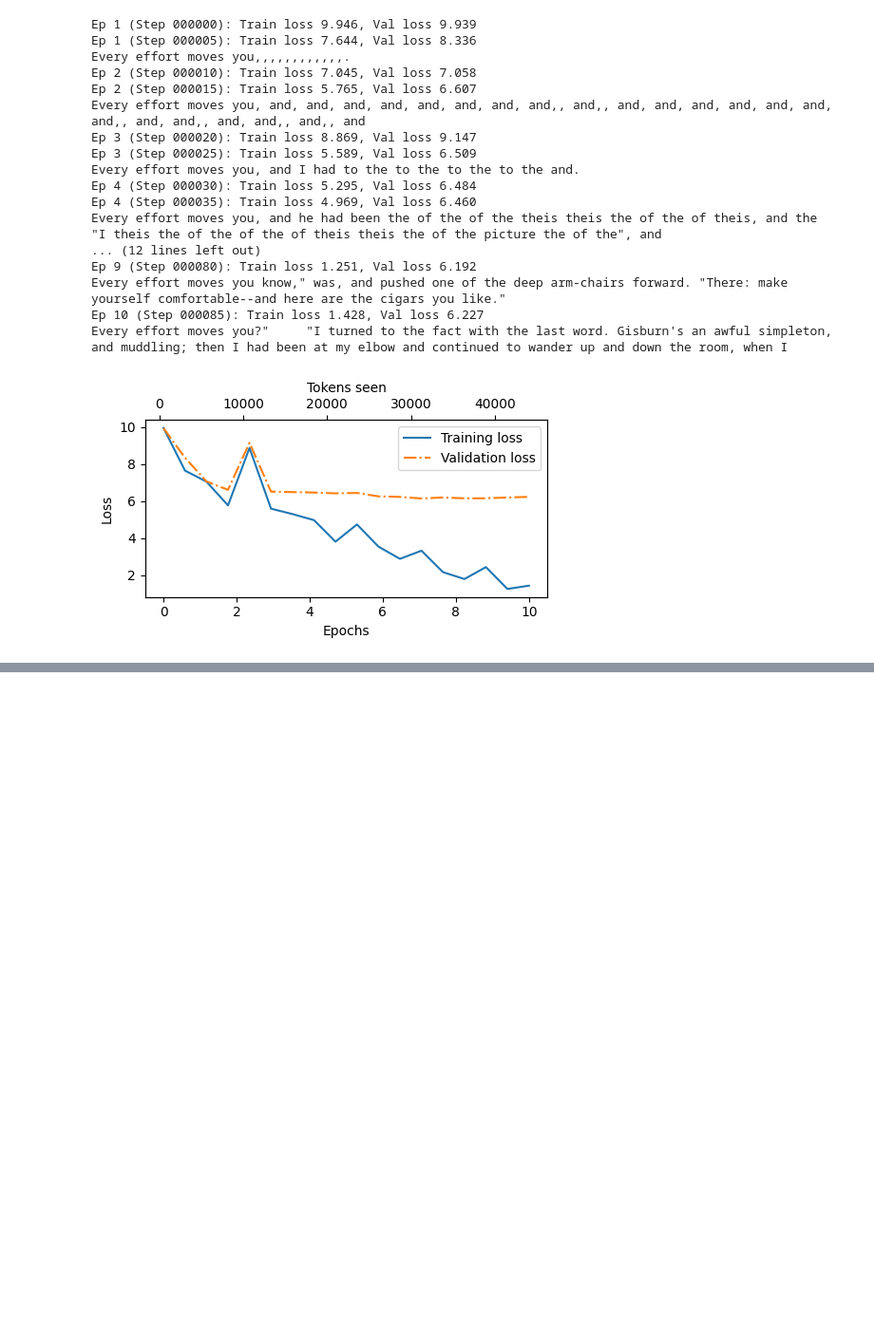
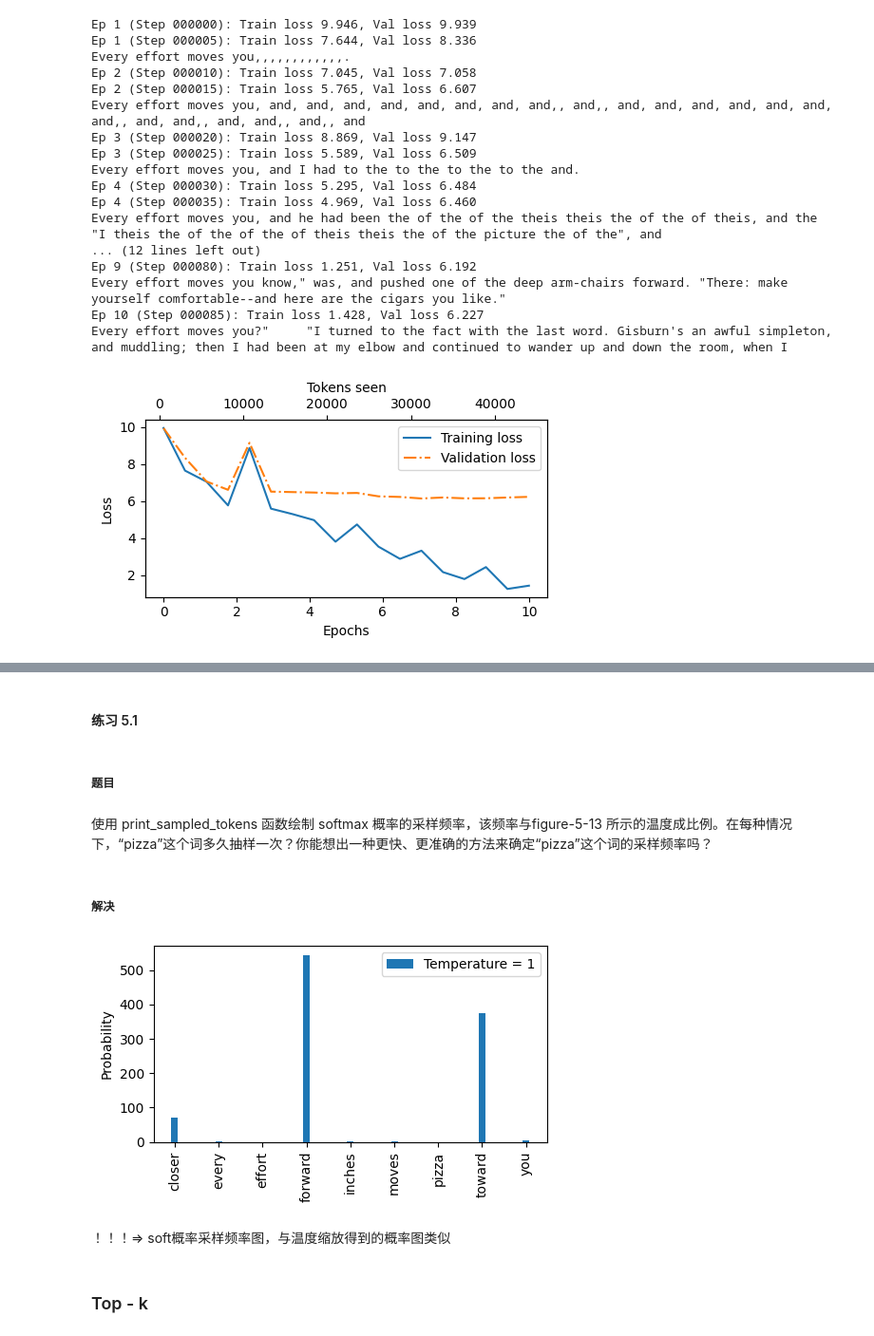
Before and after one commit to RessMatthew/llms-from-scratch, a Jupyter notebook: notebook/ch05/pretraining_on_unlabeled_data.ipynb, the cells around one changed output, grey strips where cells are left out. Shown at 95% size. Saved outputs shown, nothing was run; the diff lists cells and outputs as text; code cells hidden in the pictures; blank space fills up the shorter version.

```diff
--- a/notebook/ch05/pretraining_on_unlabeled_data.ipynb
+++ b/notebook/ch05/pretraining_on_unlabeled_data.ipynb
@@ -474,0 +570,38 @@ plot_losses(epochs_tensor, track_tokens_seen, train_losses, val_losses)
+# %% [markdown]
+#### 练习 5.1
+# %% [markdown]
+##### 题目
+# %% [markdown]
+使用 print_sampled_tokens 函数绘制 softmax 概率的采样频率，该频率与figure-5-13 所示的温度成比例。在每种情况下，“pizza”这个词多久抽样一次？你能想出一种更快、更准确的方法来确定“pizza”这个词的采样频率吗？
+# %% [markdown]
+##### 解决
+# %%
+import matplotlib.pyplot as plt
+next_token_logits = torch.tensor([4.51, 0.89, -1.90, 6.75, 1.63, -1.62, -1.89, 6.28, 1.79])
+
+torch.manual_seed(123)
+# 采样次数为1000次
+sample = [torch.multinomial(probas, num_samples=1).item() for i in range(1_000)]
+# 计算每个采样到的token的频率
+sampled_ids = torch.bincount(torch.tensor(sample))
+temperatures = [1] # Original, higher, and lower temperature
+scaled_probas = [sampled_ids for T in temperatures]
+x = torch.arange(len(vocab))
+
+bar_width = 0.15
+fig, ax = plt.subplots(figsize=(5, 3))
+for i, T in enumerate(temperatures):
+    rects = ax.bar(x + i * bar_width, scaled_probas[i],
+                bar_width, label=f'Temperature = {T}')
+ax.set_ylabel('Probability')
+ax.set_xticks(x)
+ax.set_xticklabels(vocab.keys(), rotation=90)
+ax.legend()
+plt.tight_layout()
+plt.show()
+# %% [output]
+[figure, added]
+# %% [markdown]
+！！！=> soft概率采样频率图，与温度缩放得到的概率图类似
+# %% [markdown]
+### Top - k
```
Also changed, not shown: parts of 39 cells of this notebook, 4 other files.
